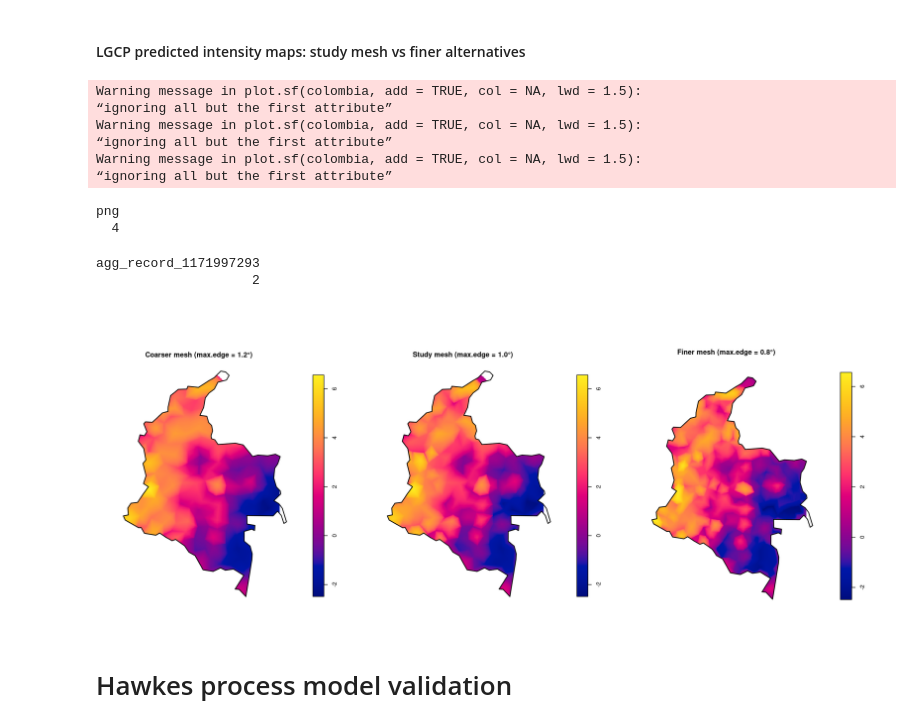
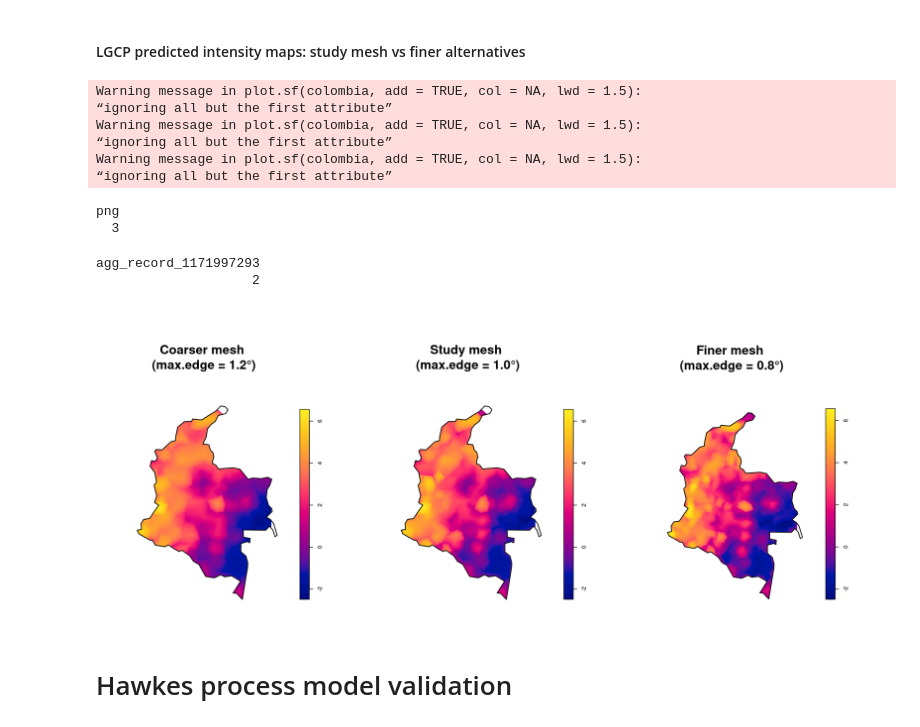
Before and after one commit to ElisavetPappa/col-conflict-sv, a Jupyter notebook: Pappa_et_al_2014-2024_ModelValidation.ipynb, the cells around one changed output. Cells and saved outputs as stored; diff of their text form; code cells hidden in the pictures.

```diff
--- a/Pappa_et_al_2014-2024_ModelValidation.ipynb
+++ b/Pappa_et_al_2014-2024_ModelValidation.ipynb
@@ -543,8 +557,8 @@ agg_record_706863094
 # Fit two alternative mesh sizes; the study mesh (max.edge = 1.0, cutoff = 1.0)
 # intensity image is taken directly from the main analysis (object: image)
 alt_configs <- list(
-  list(max_edge = 1.2, cutoff = 1.0, label = "Coarser mesh (max.edge = 1.2°)"),
-  list(max_edge = 0.8, cutoff = 0.8, label = "Finer mesh (max.edge = 0.8°)")
+  list(max_edge = 1.2, cutoff = 1.0, label = "Coarser mesh\n (max.edge = 1.2°)"),
+  list(max_edge = 0.8, cutoff = 0.8, label = "Finer mesh\n (max.edge = 0.8°)")
 )
 
 alt_results <- lapply(alt_configs, function(cfg) {
@@ -586,10 +600,12 @@ alt_results <- lapply(alt_configs, function(cfg) {
 # %% [markdown]
 #### LGCP predicted intensity maps: study mesh vs finer alternatives
 # %%
+options(repr.plot.width = 15, repr.plot.height = 6, res = 150)
+
 # Assemble panels: coarser alternative | original analysis | finer alternative
 all_results <- list(
   alt_results[[1]],
-  list(label = "Study mesh (max.edge = 1.0°)", image = image),
+  list(label = "Study mesh\n (max.edge = 1.0°)", image = image),
   alt_results[[2]]
 )
 
@@ -605,40 +621,39 @@ log_images <- lapply(all_results, function(res) {
 # Common colour scale in log units across all three maps
 all_log_vals <- unlist(lapply(log_images, function(img) {
   if (is.null(img)) return(NULL)
   img$v[is.finite(img$v)]
 }))
 zlim_common <- range(all_log_vals, na.rm = TRUE)
 
-options(repr.plot.width = 15, repr.plot.height = 6, repr.plot.res = 150)
-par(mfrow = c(1, 3), mar = c(2, 2, 3, 4))
+par(mfrow = c(1, 3), mar = c(2, 2, 2, 4))
 
 for (k in seq_along(all_results)) {
   res <- all_results[[k]]
   img <- log_images[[k]]
   if (is.null(res) || is.null(img)) {
     plot.new()
     title("Model failed")
     next
   }
-  plot(img, main = res$label, zlim = zlim_common)
+  plot(img, main = res$label, zlim = zlim_common, cex.main = 1.8)
   plot(colombia, add = TRUE, col = NA, lwd = 1.5)
 }
 
-dev.copy(png, paste0(output_dir, "FigureS7B_mesh_sensitivity_14-24.png"),
-         width = 1800, height = 600, res = 300)
+dev.copy(png, paste0(output_dir, "FigureED7B_mesh_sensitivity_14-24.png"),
+         width = 15, height = 6, units = "in", res = 600)
 dev.off()
 # %% [output]
 Warning message in plot.sf(colombia, add = TRUE, col = NA, lwd = 1.5):
 “ignoring all but the first attribute”
 Warning message in plot.sf(colombia, add = TRUE, col = NA, lwd = 1.5):
 “ignoring all but the first attribute”
 Warning message in plot.sf(colombia, add = TRUE, col = NA, lwd = 1.5):
 “ignoring all but the first attribute”
 png
-  4
+  3
 agg_record_1171997293
                     2
-[figure, old version]
+[figure, new version]
 # %% [markdown]
 # Hawkes process model validation
 # %% [markdown]
```
Also changed, not shown: parts of 8 cells of this notebook, 3 other files.
